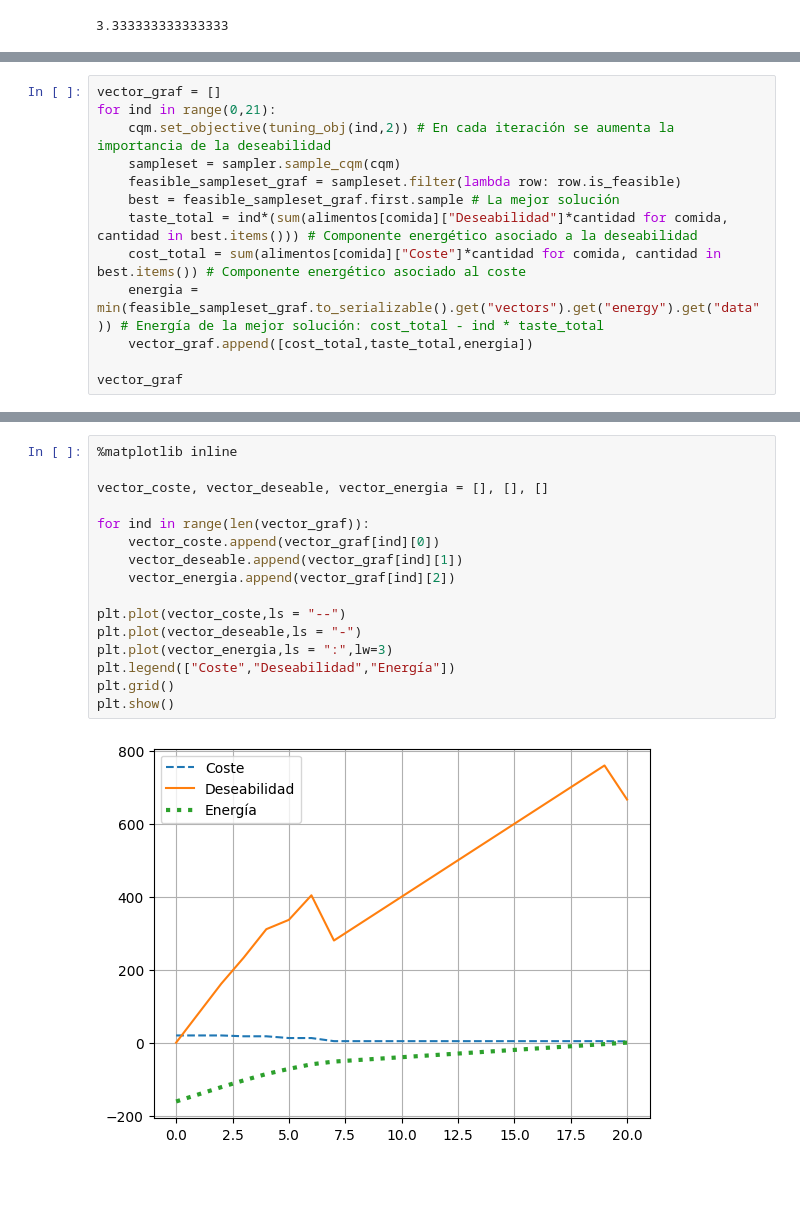
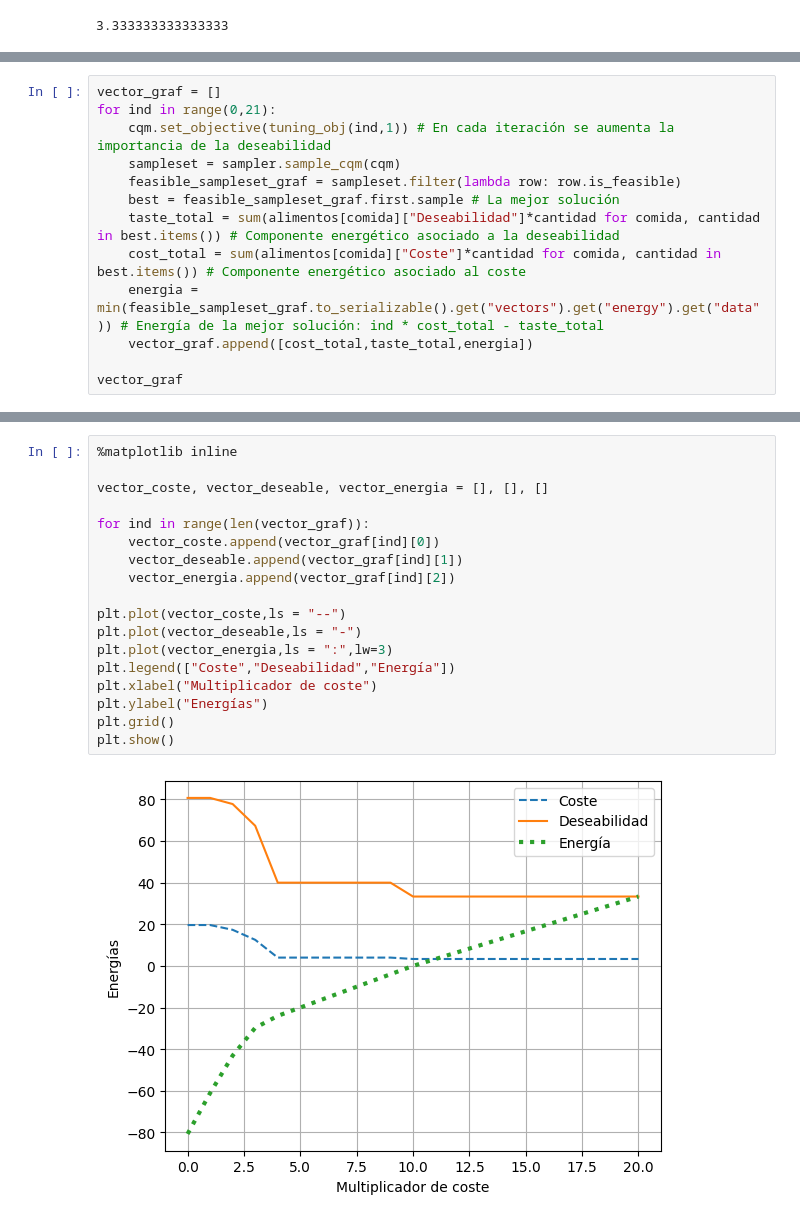
Before and after one commit to Mariomc10/MP-D-Wave, a Jupyter notebook: Cuadernillos/08_CSP_Diet_Planning_Exercice_CQM.ipynb, the cells around one changed output, grey strips where cells are left out. Drawn from its saved outputs; the diff is of its cells as text; blank space fills up the shorter version.

```diff
--- a/Cuadernillos/08_CSP_Diet_Planning_Exercice_CQM.ipynb
+++ b/Cuadernillos/08_CSP_Diet_Planning_Exercice_CQM.ipynb
@@ -280,13 +277,13 @@ print(energia_min)
 # %%
 vector_graf = []
 for ind in range(0,21):
-    cqm.set_objective(tuning_obj(ind,2)) # En cada iteración se aumenta la importancia de la deseabilidad
+    cqm.set_objective(tuning_obj(ind,1)) # En cada iteración se aumenta la importancia de la deseabilidad
     sampleset = sampler.sample_cqm(cqm)
     feasible_sampleset_graf = sampleset.filter(lambda row: row.is_feasible)
     best = feasible_sampleset_graf.first.sample # La mejor solución
-    taste_total = ind*(sum(alimentos[comida]["Deseabilidad"]*cantidad for comida, cantidad in best.items())) # Componente energético asociado a la deseabilidad
+    taste_total = sum(alimentos[comida]["Deseabilidad"]*cantidad for comida, cantidad in best.items()) # Componente energético asociado a la deseabilidad
     cost_total = sum(alimentos[comida]["Coste"]*cantidad for comida, cantidad in best.items()) # Componente energético asociado al coste
-    energia = min(feasible_sampleset_graf.to_serializable().get("vectors").get("energy").get("data")) # Energía de la mejor solución: cost_total - ind * taste_total
+    energia = min(feasible_sampleset_graf.to_serializable().get("vectors").get("energy").get("data")) # Energía de la mejor solución: ind * cost_total - taste_total
     vector_graf.append([cost_total,taste_total,energia])
 
 vector_graf
@@ -311,18 +308,20 @@ vector_graf
 # %%
 %matplotlib inline
 
 vector_coste, vector_deseable, vector_energia = [], [], []
 
 for ind in range(len(vector_graf)):
     vector_coste.append(vector_graf[ind][0])
     vector_deseable.append(vector_graf[ind][1])
     vector_energia.append(vector_graf[ind][2])
 
 plt.plot(vector_coste,ls = "--")
 plt.plot(vector_deseable,ls = "-")
 plt.plot(vector_energia,ls = ":",lw=3)
 plt.legend(["Coste","Deseabilidad","Energía"])
+plt.xlabel("Multiplicador de coste")
+plt.ylabel("Energías")
 plt.grid()
 plt.show()
 # %% [output]
-[figure, old version]
+[figure, new version]
```
Also changed, not shown: parts of 6 cells of this notebook.
